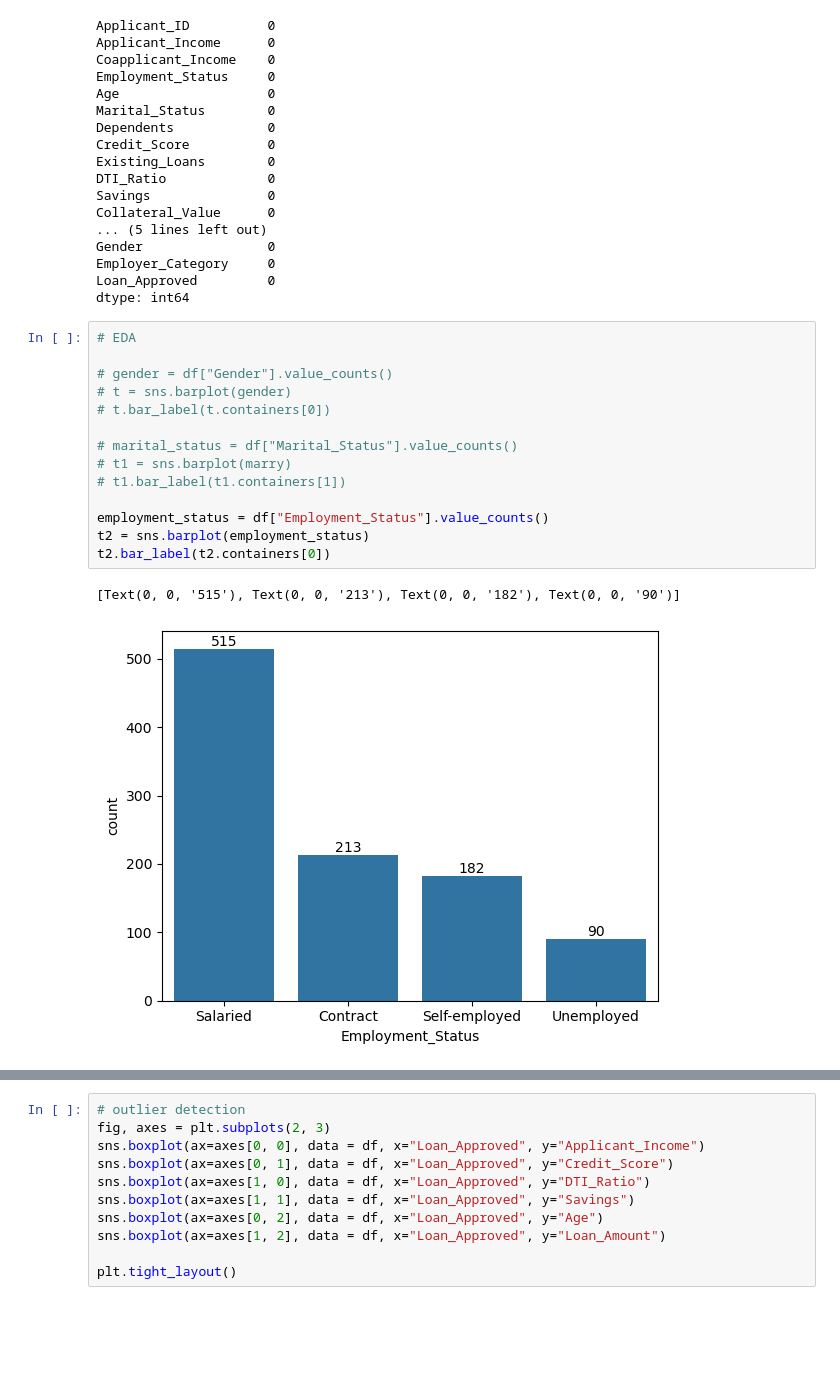
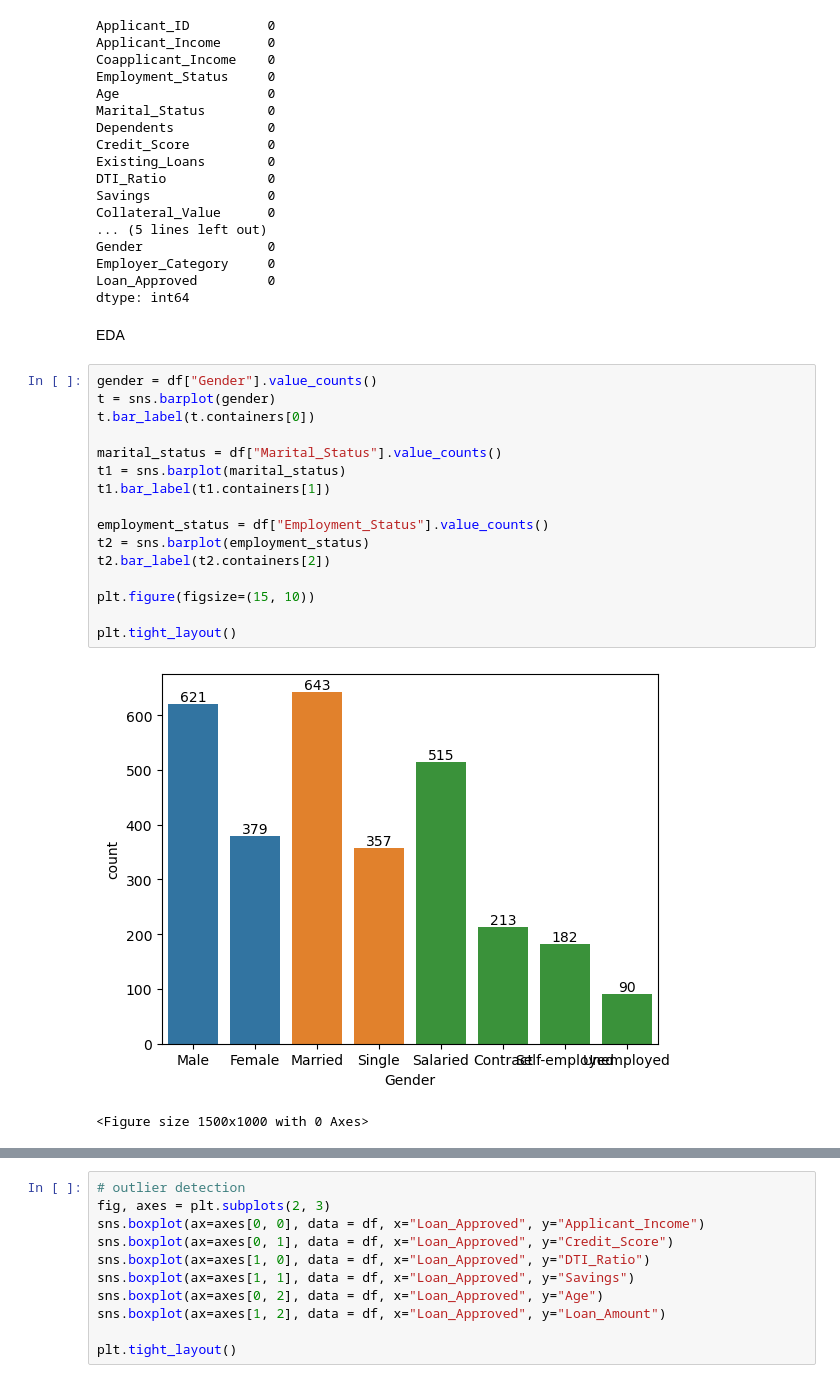
Before and after one commit to Shifa4532/credit_wise_loan_system, a Jupyter notebook: credit_wise.ipynb, the cells around one changed output, grey strips where cells are left out. Cells and saved outputs as stored; diff of their text form; blank space fills up the shorter version.

```diff
--- a/credit_wise.ipynb
+++ b/credit_wise.ipynb
@@ -78,23 +78,27 @@ Gender                0
 Employer_Category     0
 Loan_Approved         0
 dtype: int64
-# %%
-# EDA
-
-# gender = df["Gender"].value_counts()
-# t = sns.barplot(gender)
-# t.bar_label(t.containers[0])
-
-# marital_status = df["Marital_Status"].value_counts()
-# t1 = sns.barplot(marry)
-# t1.bar_label(t1.containers[1])
-
-employment_status = df["Employment_Status"].value_counts()
-t2 = sns.barplot(employment_status)
-t2.bar_label(t2.containers[0])
-# %% [output]
-[Text(0, 0, '515'), Text(0, 0, '213'), Text(0, 0, '182'), Text(0, 0, '90')]
-[figure, removed]
+# %% [markdown]
+EDA
+# %%
+gender = df["Gender"].value_counts()
+t = sns.barplot(gender)
+t.bar_label(t.containers[0])
+
+marital_status = df["Marital_Status"].value_counts()
+t1 = sns.barplot(marital_status)
+t1.bar_label(t1.containers[1])
+
+employment_status = df["Employment_Status"].value_counts()
+t2 = sns.barplot(employment_status)
+t2.bar_label(t2.containers[2])
+
+plt.figure(figsize=(15, 10))
+
+plt.tight_layout()
+# %% [output]
+[figure, added]
+<Figure size 1500x1000 with 0 Axes>
 # %%
 sns.histplot(
     data = df,
```
Also changed, not shown: parts of 15 cells of this notebook.
